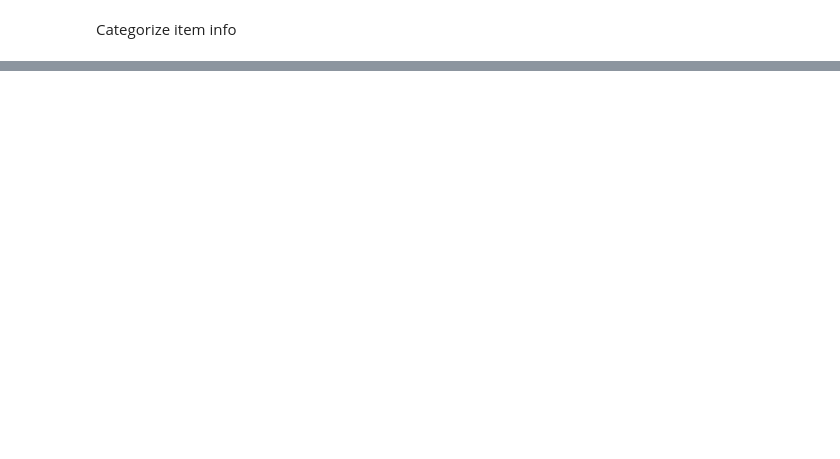
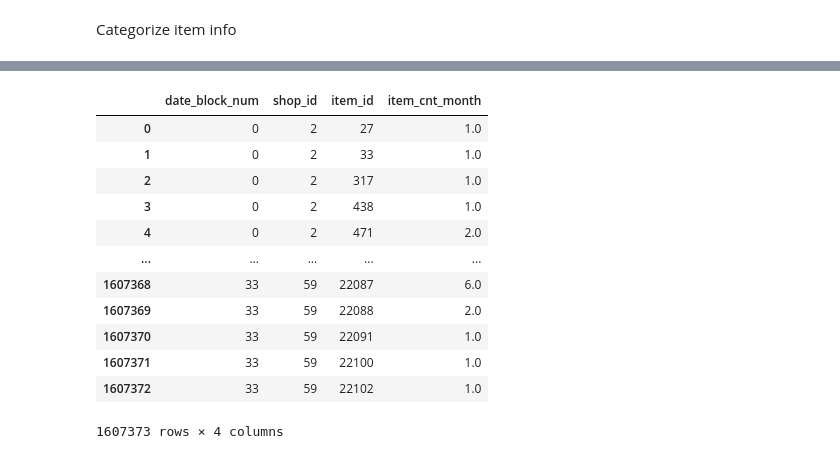
Before and after one commit to GaoangLiu/AA_ipynb, a Jupyter notebook: A_journey_of_predicting_future_sales_.ipynb, the cells around one changed output, grey strips where cells are left out. Drawn from its saved outputs; the diff is of its cells as text; code cells hidden in the pictures; blank space fills up the shorter version.

```diff
--- a/A_journey_of_predicting_future_sales_.ipynb
+++ b/A_journey_of_predicting_future_sales_.ipynb
@@ -413,0 +350,19 @@ items_df[items_df.type == 'mac']
+# %%
+group.columns = ['item_cnt_month']
+group.reset_index(inplace=True)
+group
+# list(itertools.product([2], [4,5], [9,8,7]))
+# %% [output]
+|  | date_block_num | shop_id | item_id | item_cnt_month |
+| 0 | 0 | 2 | 27 | 1.0 |
+| 1 | 0 | 2 | 33 | 1.0 |
+| 2 | 0 | 2 | 317 | 1.0 |
+| 3 | 0 | 2 | 438 | 1.0 |
+| 4 | 0 | 2 | 471 | 2.0 |
+| ... | ... | ... | ... | ... |
+| 1607368 | 33 | 59 | 22087 | 6.0 |
+| 1607369 | 33 | 59 | 22088 | 2.0 |
+| 1607370 | 33 | 59 | 22091 | 1.0 |
+| 1607371 | 33 | 59 | 22100 | 1.0 |
+| 1607372 | 33 | 59 | 22102 | 1.0 |
+1607373 rows × 4 columns
```
Also changed, not shown: parts of 17 cells of this notebook.
